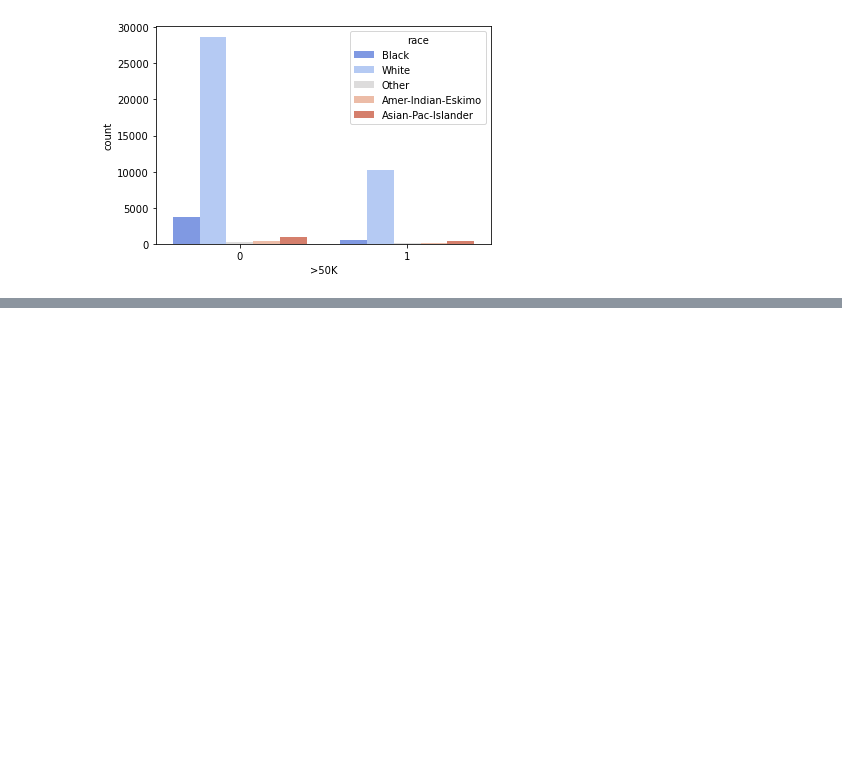
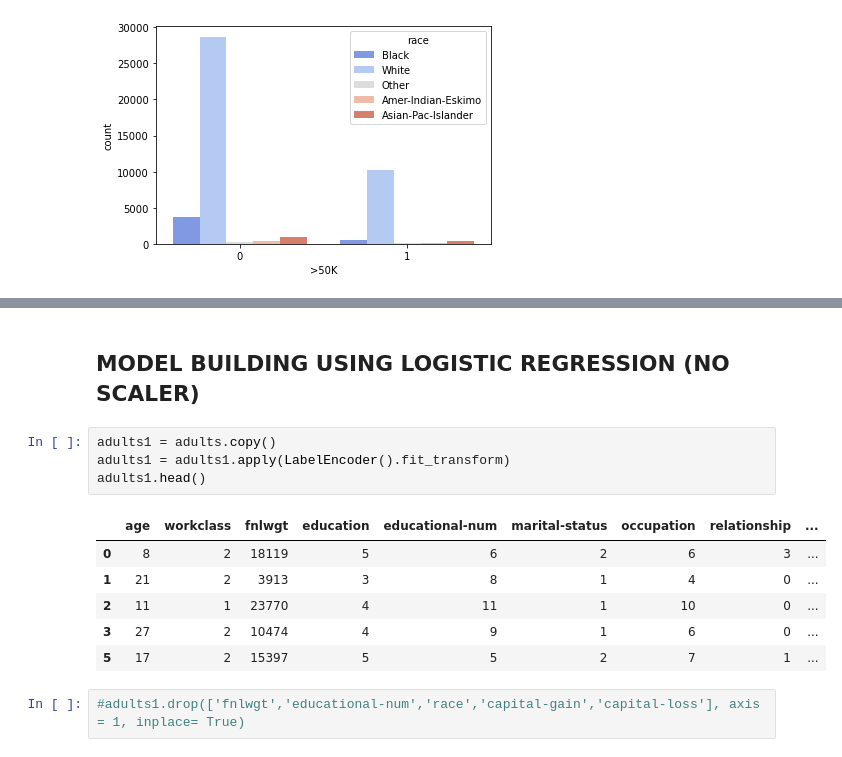
Before and after one commit to Evaldexs/Machine-Learning-Adults-Dataset-Project, a Jupyter notebook: Coursework/Coursework.ipynb, the cells around one changed output, grey strips where cells are left out. Drawn from its saved outputs; the diff is of its cells as text; blank space fills up the shorter version.

```diff
--- a/Coursework/Coursework.ipynb
+++ b/Coursework/Coursework.ipynb
@@ -176,0 +177,15 @@ sns.countplot(adults['>50K'], palette = 'coolwarm', hue='race', data = adults)
+# %% [markdown]
+## MODEL BUILDING USING LOGISTIC REGRESSION (NO SCALER)
+# %%
+adults1 = adults.copy()
+adults1 = adults1.apply(LabelEncoder().fit_transform)
+adults1.head()
+# %% [output]
+|  | age | workclass | fnlwgt | education | educational-num | marital-status | occupation | relationship | ... |
+| 0 | 8 | 2 | 18119 | 5 | 6 | 2 | 6 | 3 | ... |
+| 1 | 21 | 2 | 3913 | 3 | 8 | 1 | 4 | 0 | ... |
+| 2 | 11 | 1 | 23770 | 4 | 11 | 1 | 10 | 0 | ... |
+| 3 | 27 | 2 | 10474 | 4 | 9 | 1 | 6 | 0 | ... |
+| 5 | 17 | 2 | 15397 | 5 | 5 | 2 | 7 | 1 | ... |
+# %%
+#adults1.drop(['fnlwgt','educational-num','race','capital-gain','capital-loss'], axis = 1, inplace= True)
```
Also changed, not shown: parts of 18 cells of this notebook.
